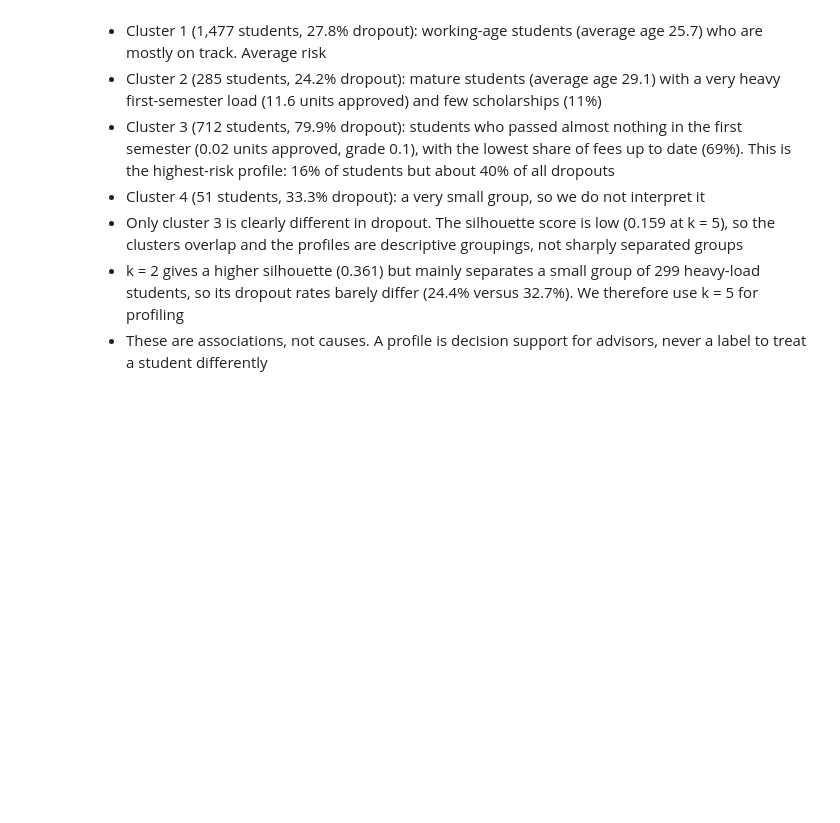
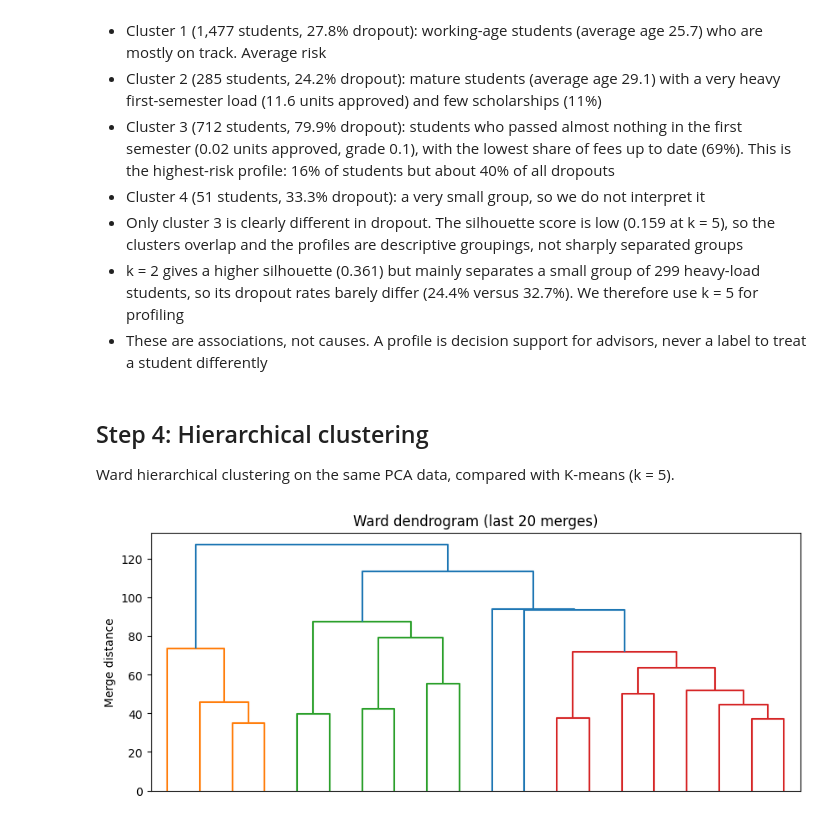
Before and after one commit to madeeha-noor/Student-Success-Early-Warning, a Jupyter notebook: notebooks/05_clustering.ipynb, the cells around one changed output. Cells and saved outputs as stored; diff of their text form; code cells hidden in the pictures; blank space fills up the shorter version.

```diff
--- a/notebooks/05_clustering.ipynb
+++ b/notebooks/05_clustering.ipynb
@@ -199,3 +199,19 @@ plt.show()
 - Only cluster 3 is clearly different in dropout. The silhouette score is low (0.159 at k = 5), so the clusters overlap and the profiles are descriptive groupings, not sharply separated groups
 - k = 2 gives a higher silhouette (0.361) but mainly separates a small group of 299 heavy-load students, so its dropout rates barely differ (24.4% versus 32.7%). We therefore use k = 5 for profiling
 - These are associations, not causes. A profile is decision support for advisors, never a label to treat a student differently
+# %% [markdown]
+## Step 4: Hierarchical clustering
+Ward hierarchical clustering on the same PCA data, compared with K-means (k = 5).
+# %%
+from scipy.cluster.hierarchy import linkage, dendrogram
+from sklearn.cluster import AgglomerativeClustering
+from sklearn.metrics import adjusted_rand_score
+
+Z = linkage(X_pca, method='ward')
+plt.figure(figsize=(10, 4))
+dendrogram(Z, truncate_mode='lastp', p=20, no_labels=True)
+plt.title('Ward dendrogram (last 20 merges)')
+plt.ylabel('Merge distance')
+plt.show()
+# %% [output]
+[figure, added]
```
Also changed, not shown: parts of 5 cells of this notebook.
